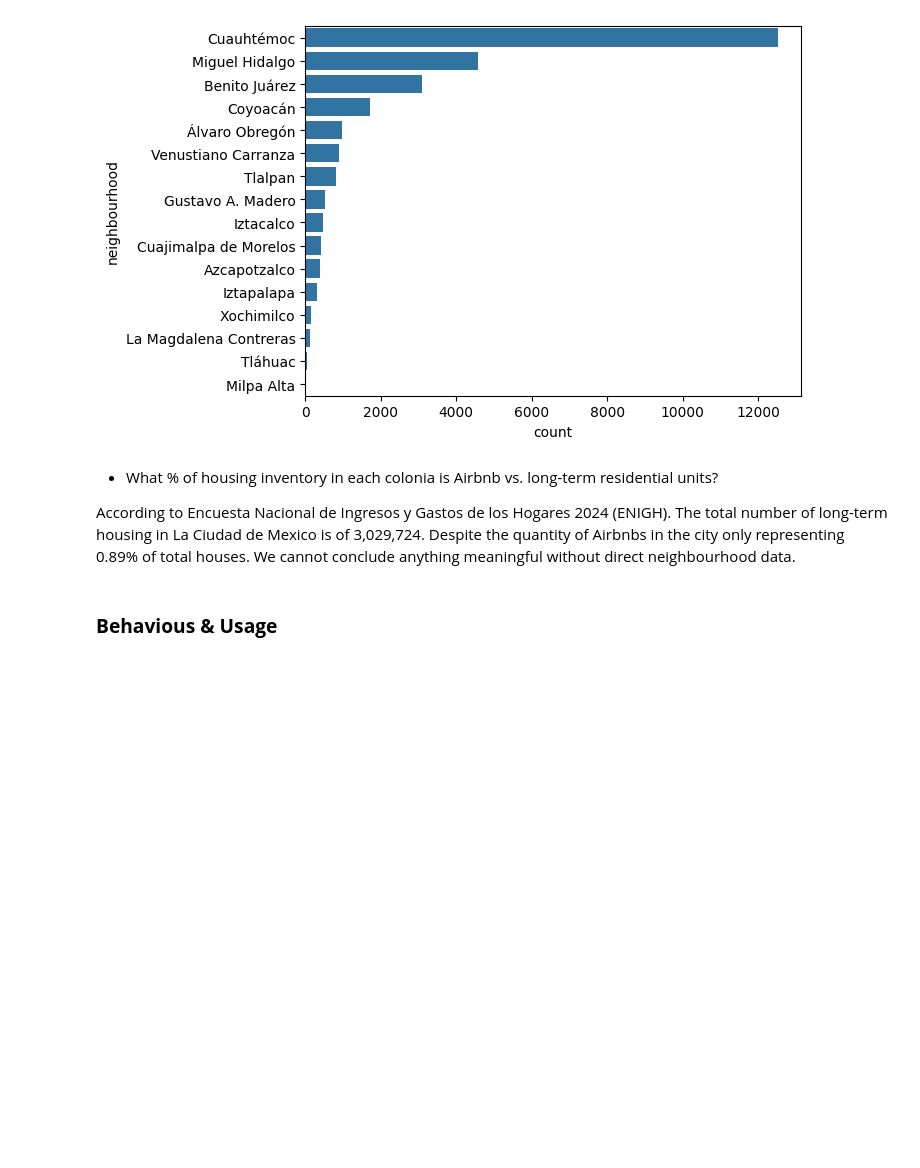
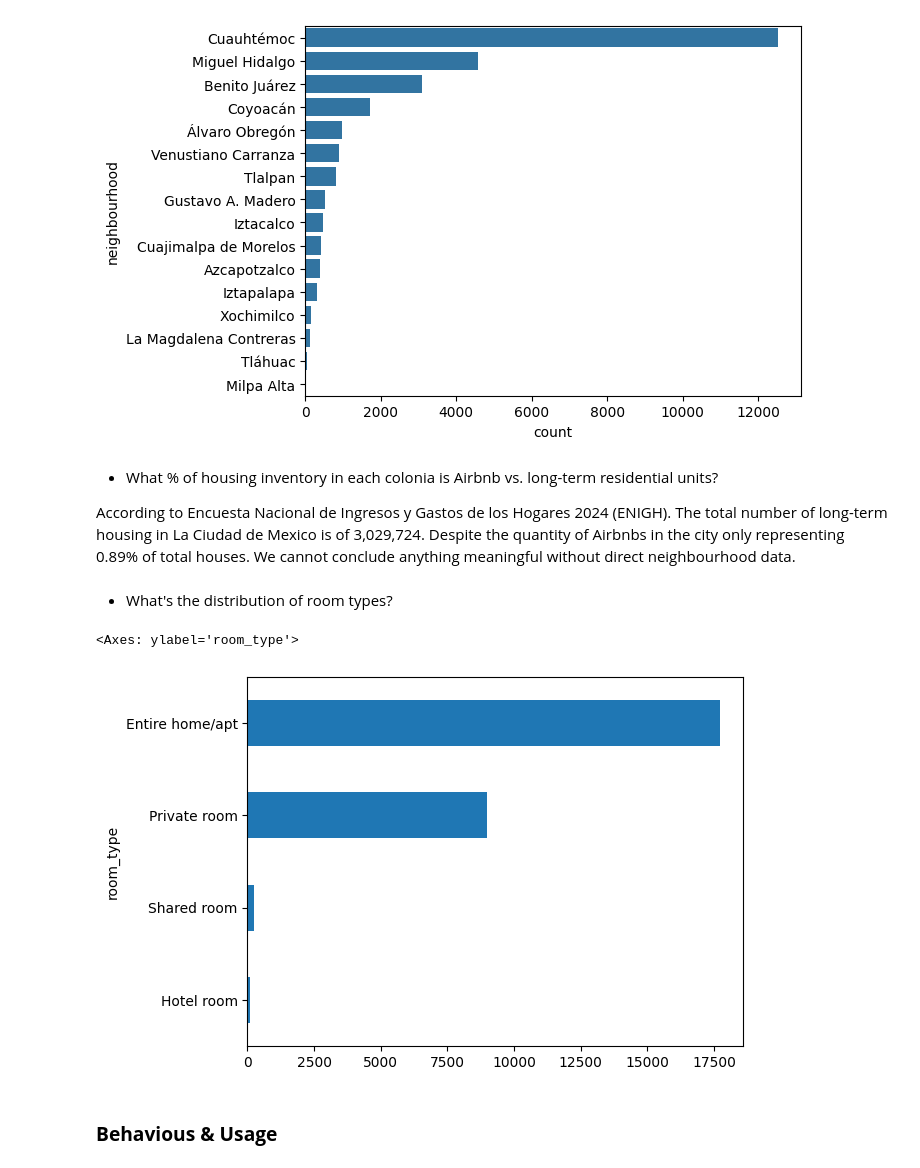
Before and after one commit to EdgarHTT/Airbnb_CDMX_EDA, a Jupyter notebook: Airbnb_CDMX_EDA.ipynb, the cells around one changed output. Cells and saved outputs as stored; diff of their text form; code cells hidden in the pictures; blank space fills up the shorter version.

```diff
--- a/Airbnb_CDMX_EDA.ipynb
+++ b/Airbnb_CDMX_EDA.ipynb
@@ -280,6 +281,13 @@ sns.barplot(data=listings_neigh_counts, orient="h");
 - What % of housing inventory in each colonia is Airbnb vs. long-term residential units?
 
 According to Encuesta Nacional de Ingresos y Gastos de los Hogares 2024 (ENIGH). The total number of long-term housing in La Ciudad de Mexico is of 3,029,724. Despite the quantity of Airbnbs in the city only representing 0.89% of total houses. We cannot conclude anything meaningful without direct neighbourhood data.
+# %% [markdown]
+- What's the distribution of room types?
+# %%
+listings.room_type.value_counts(ascending=True).plot.barh()
+# %% [output]
+<Axes: ylabel='room_type'>
+[figure, added]
 # %% [markdown]
 ### **Behavious & Usage**
 # %% [markdown]
```
Also changed, not shown: parts of 11 cells of this notebook.
